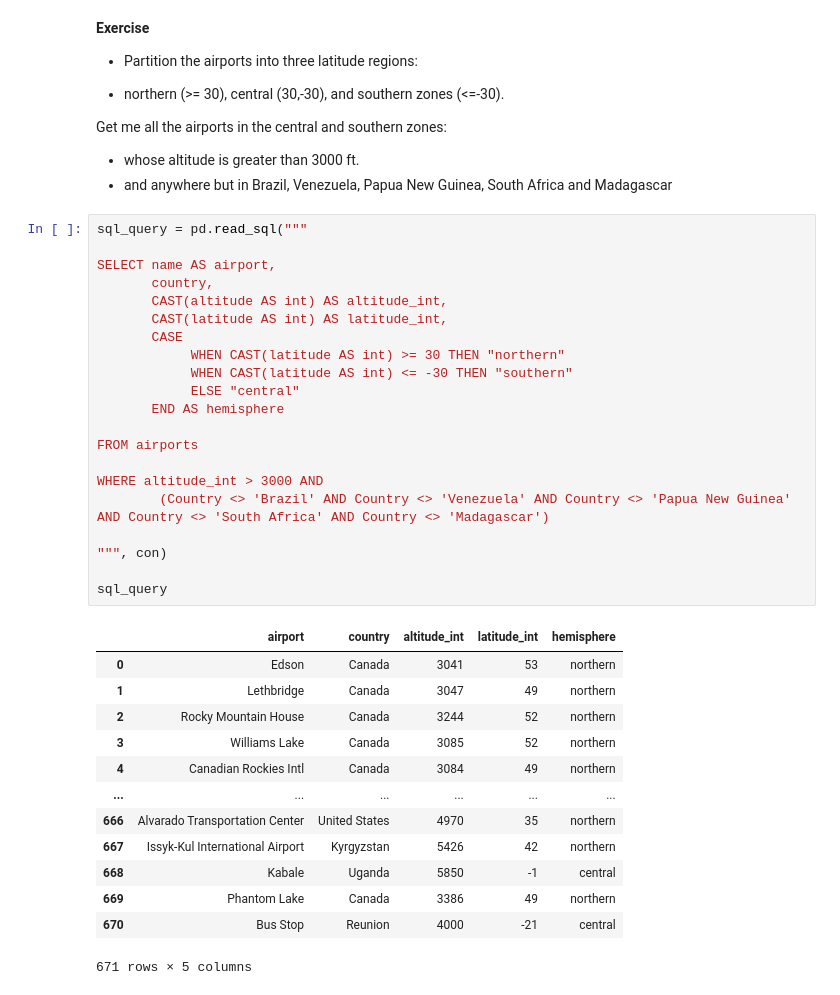
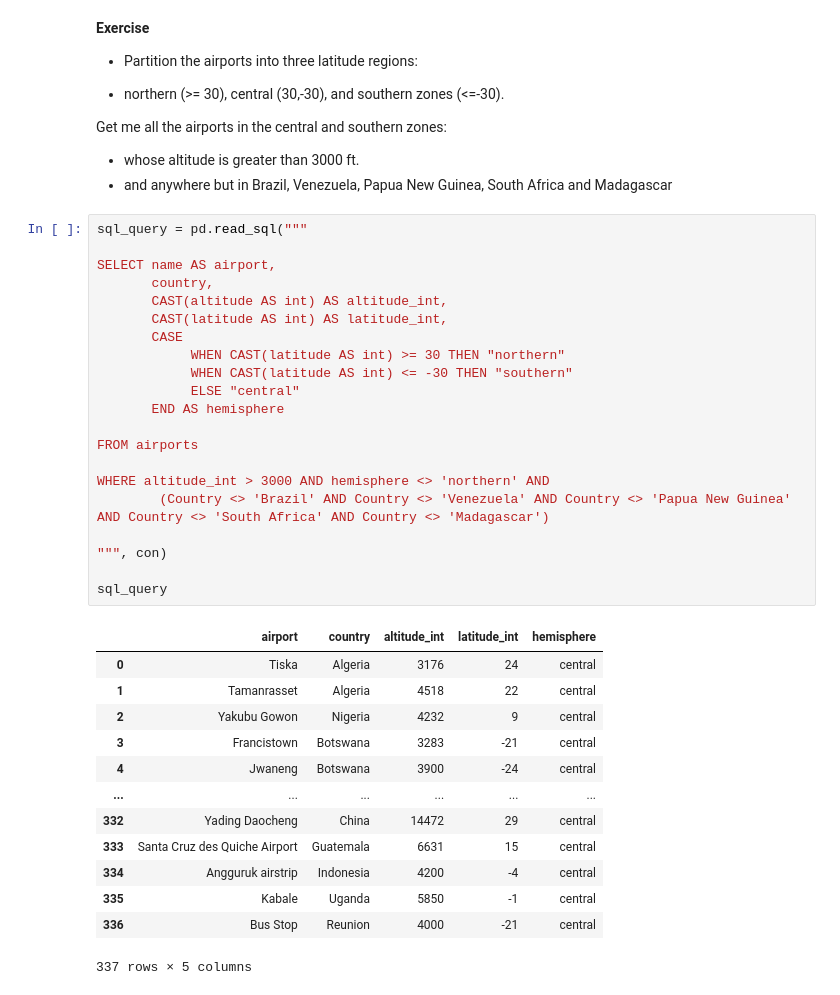
Before and after one commit to jeffreytoller/DSNYC080822, a Jupyter notebook: Phase1_Topic6_SQL/Ph1_T6_SQLBasics.ipynb, the cells around one changed output. Drawn from its saved outputs; the diff is of its cells as text.

```diff
--- a/Phase1_Topic6_SQL/Ph1_T6_SQLBasics.ipynb
+++ b/Phase1_Topic6_SQL/Ph1_T6_SQLBasics.ipynb
@@ -1078,35 +1078,35 @@ Get me all the airports in the central and southern zones:
 # %%
 sql_query = pd.read_sql("""
 
 SELECT name AS airport,
        country,
        CAST(altitude AS int) AS altitude_int,
        CAST(latitude AS int) AS latitude_int,
        CASE
             WHEN CAST(latitude AS int) >= 30 THEN "northern"
             WHEN CAST(latitude AS int) <= -30 THEN "southern"
             ELSE "central"
        END AS hemisphere
 
 FROM airports
 
-WHERE altitude_int > 3000 AND
+WHERE altitude_int > 3000 AND hemisphere <> 'northern' AND
         (Country <> 'Brazil' AND Country <> 'Venezuela' AND Country <> 'Papua New Guinea' AND Country <> 'South Africa' AND Country <> 'Madagascar')
 
 """, con)
 
 sql_query
 # %% [output]
 |  | airport | country | altitude_int | latitude_int | hemisphere |
-| 0 | Edson | Canada | 3041 | 53 | northern |
-| 1 | Lethbridge | Canada | 3047 | 49 | northern |
-| 2 | Rocky Mountain House | Canada | 3244 | 52 | northern |
-| 3 | Williams Lake | Canada | 3085 | 52 | northern |
-| 4 | Canadian Rockies Intl | Canada | 3084 | 49 | northern |
+| 0 | Tiska | Algeria | 3176 | 24 | central |
+| 1 | Tamanrasset | Algeria | 4518 | 22 | central |
+| 2 | Yakubu Gowon | Nigeria | 4232 | 9 | central |
+| 3 | Francistown | Botswana | 3283 | -21 | central |
+| 4 | Jwaneng | Botswana | 3900 | -24 | central |
 | ... | ... | ... | ... | ... | ... |
-| 666 | Alvarado Transportation Center | United States | 4970 | 35 | northern |
-| 667 | Issyk-Kul International Airport | Kyrgyzstan | 5426 | 42 | northern |
-| 668 | Kabale | Uganda | 5850 | -1 | central |
-| 669 | Phantom Lake | Canada | 3386 | 49 | northern |
-| 670 | Bus Stop | Reunion | 4000 | -21 | central |
+| 332 | Yading Daocheng | China | 14472 | 29 | central |
+| 333 | Santa Cruz des Quiche Airport | Guatemala | 6631 | 15 | central |
+| 334 | Angguruk airstrip | Indonesia | 4200 | -4 | central |
+| 335 | Kabale | Uganda | 5850 | -1 | central |
+| 336 | Bus Stop | Reunion | 4000 | -21 | central |
-671 rows × 5 columns
+337 rows × 5 columns
```
